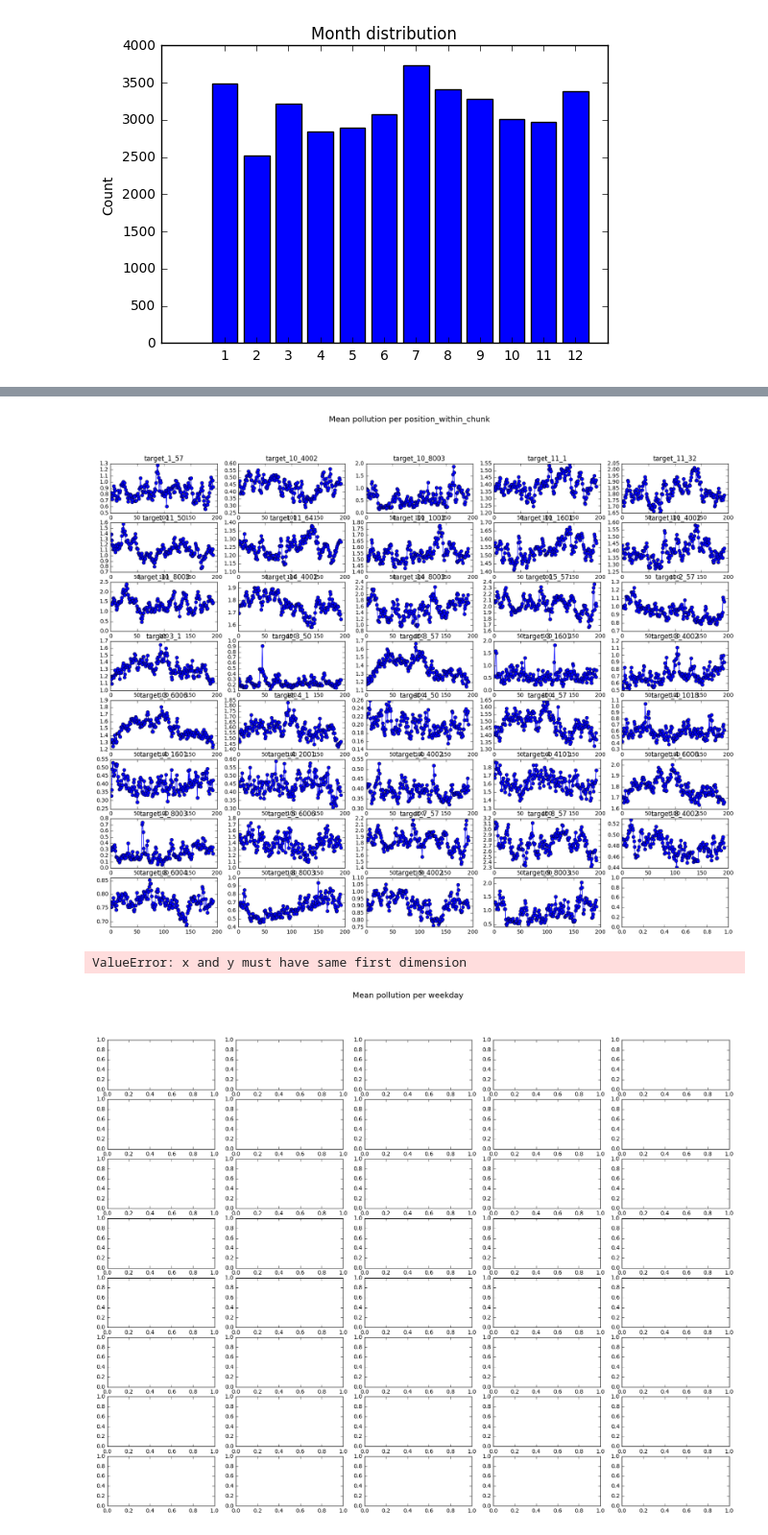
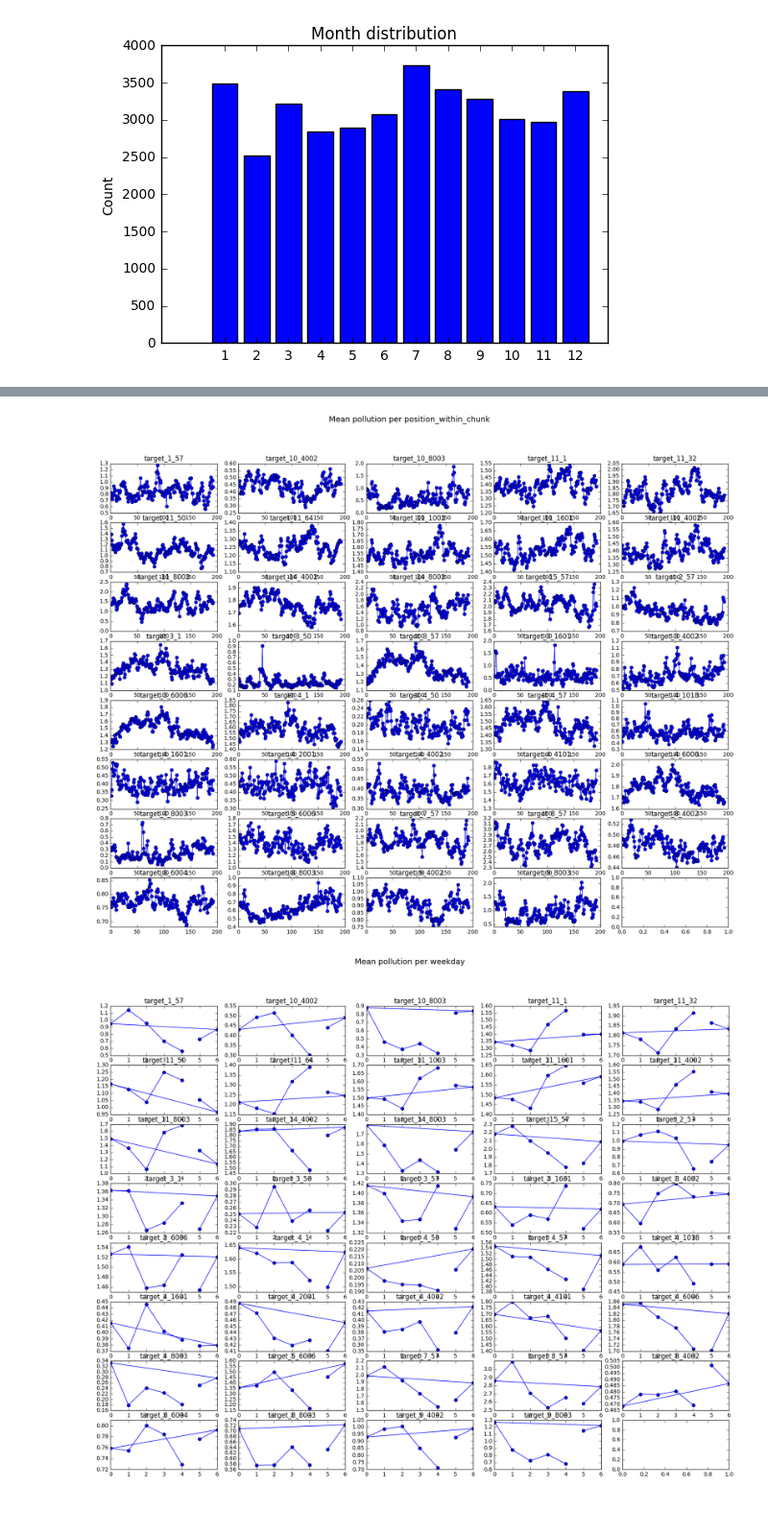
Before and after one commit to ginberg/mlcapstone, a Jupyter notebook: airquality.ipynb, the cells around one changed output, grey strips where cells are left out. Shown at 96% size. Drawn from its saved outputs; the diff is of its cells as text; code cells hidden in the pictures; blank space fills up the shorter version.

```diff
--- a/airquality.ipynb
+++ b/airquality.ipynb
@@ -62,27 +62,25 @@ util.plotFeature(df['month_most_common'].value_counts().to_dict(), 'Month distri
 # %%
 features = df.columns.values
 labels = [col for col in features if 'target' in col]
 
 # plot after grouping by hour and averaging labels
 util.plotLabelsAfterGroupingInOnePlot(df, 'hour', labels)
 
 # plot after grouping by position_within_chunk and averaging labels
 util.plotLabelsAfterGroupingInOnePlot(df, 'position_within_chunk', labels)
 
 # plot after grouping by position_within_chunk and averaging labels
 # dict to transform dayOfWeek to numeric
 dayOfWeek={'Monday':0, 'Tuesday':1, 'Wednesday':2, 'Thursday':3, 'Friday':4, 'Saturday':5, 'Sunday':6}
 df['weekday'] = df['weekday'].map(dayOfWeek)
 util.plotLabelsAfterGroupingInOnePlot(df, 'weekday', labels)
 
-util.plotLabelsAfterGroupingInOnePlot(df, 'chunkID', labels)
-
-util.plotLabelsAfterGroupingInOnePlot(df, 'month_most_common', labels)
+#util.plotLabelsAfterGroupingInOnePlot(df, 'chunkID', labels)
+#util.plotLabelsAfterGroupingInOnePlot(df, 'month_most_common', labels)
 # %% [output]
 [figure]
 [figure]
-ValueError: x and y must have same first dimension
-[figure, old version]
+[figure, new version]
 # %%
 # Approach to train model, create predictions and calculate testing score
 
```
Also changed, not shown: parts of 4 cells of this notebook, 7 other files.
